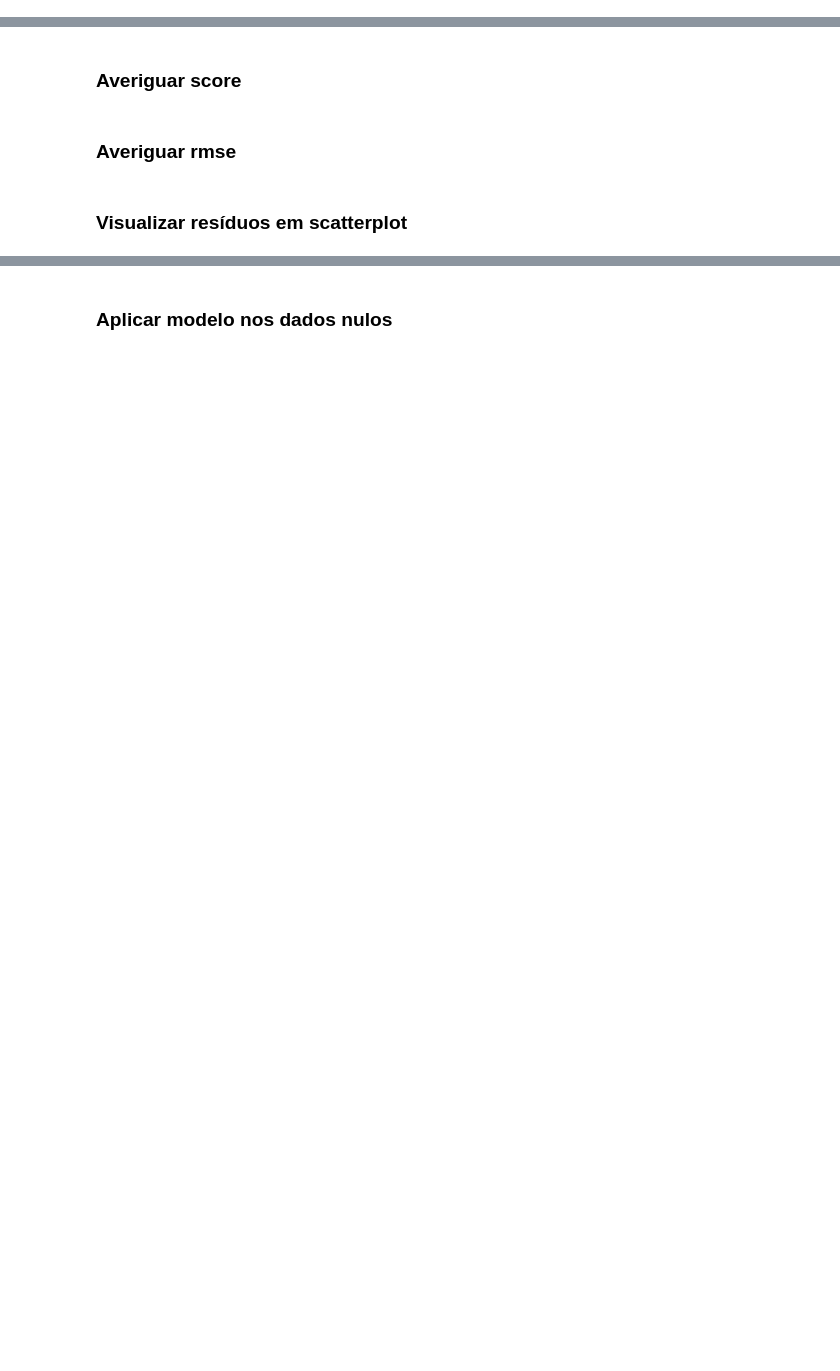
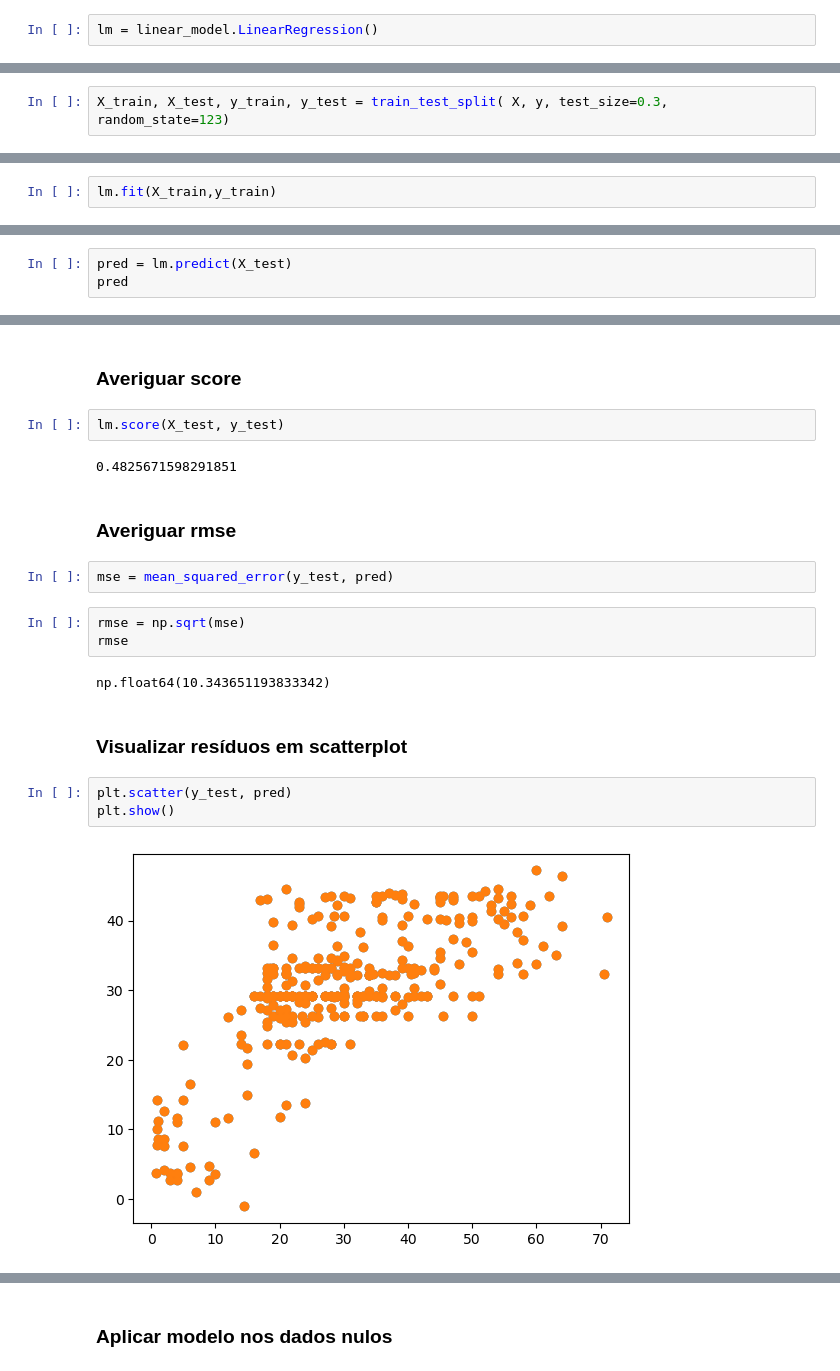
Before and after one commit to CaioPedersoliDiniz10/python, a Jupyter notebook: 09 - Projeto - Regressao Linear - Predicao da Idade/Regressão Linear - Predicao da Idade dos Passageiros do Titanic - Vazio.ipynb, the cells around one changed output, grey strips where cells are left out. Cells and saved outputs as stored; diff of their text form; blank space fills up the shorter version.

```diff
--- a/09 - Projeto - Regressao Linear - Predicao da Idade/Regressão Linear - Predicao da Idade dos Passageiros do Titanic - Vazio.ipynb
+++ b/09 - Projeto - Regressao Linear - Predicao da Idade/Regressão Linear - Predicao da Idade dos Passageiros do Titanic - Vazio.ipynb
@@ -414,4 +421,6 @@ X.shape, y.shape
 # %% [markdown]
 ### Instanciar modelo
+# %%
+lm = linear_model.LinearRegression()
 # %% [markdown]
 ### Importar train_test_split para preparar para treino
@@ -418,4 +429,6 @@ X.shape, y.shape
 # %% [markdown]
 ### Dividir 70% para treinar, 30% para testar
+# %%
+X_train, X_test, y_train, y_test = train_test_split( X, y, test_size=0.3, random_state=123)
 # %% [markdown]
 ### Treinar modelo
@@ -421,0 +443,2 @@ X.shape, y.shape
+# %%
+lm.fit(X_train,y_train)
@@ -422,2 +447,5 @@ X.shape, y.shape
 # %% [markdown]
 ### Fazer predição
+# %%
+pred = lm.predict(X_test)
+pred
@@ -426,9 +474,25 @@ X.shape, y.shape
 # %% [markdown]
 ### Averiguar score
+# %%
+lm.score(X_test, y_test)
+# %% [output]
+0.4825671598291851
 # %% [markdown]
 ### Averiguar rmse
+# %%
+mse = mean_squared_error(y_test, pred)
+# %%
+rmse = np.sqrt(mse)
+rmse
+# %% [output]
+np.float64(10.343651193833342)
 # %% [markdown]
 ### Visualizar resíduos em scatterplot
+# %%
+plt.scatter(y_test, pred)
+plt.show()
+# %% [output]
+[figure, added]
 # %% [markdown]
 <a name="tarifa"></a>
 # %% [markdown]
```
Also changed, not shown: parts of 21 cells of this notebook, 1 other file.
